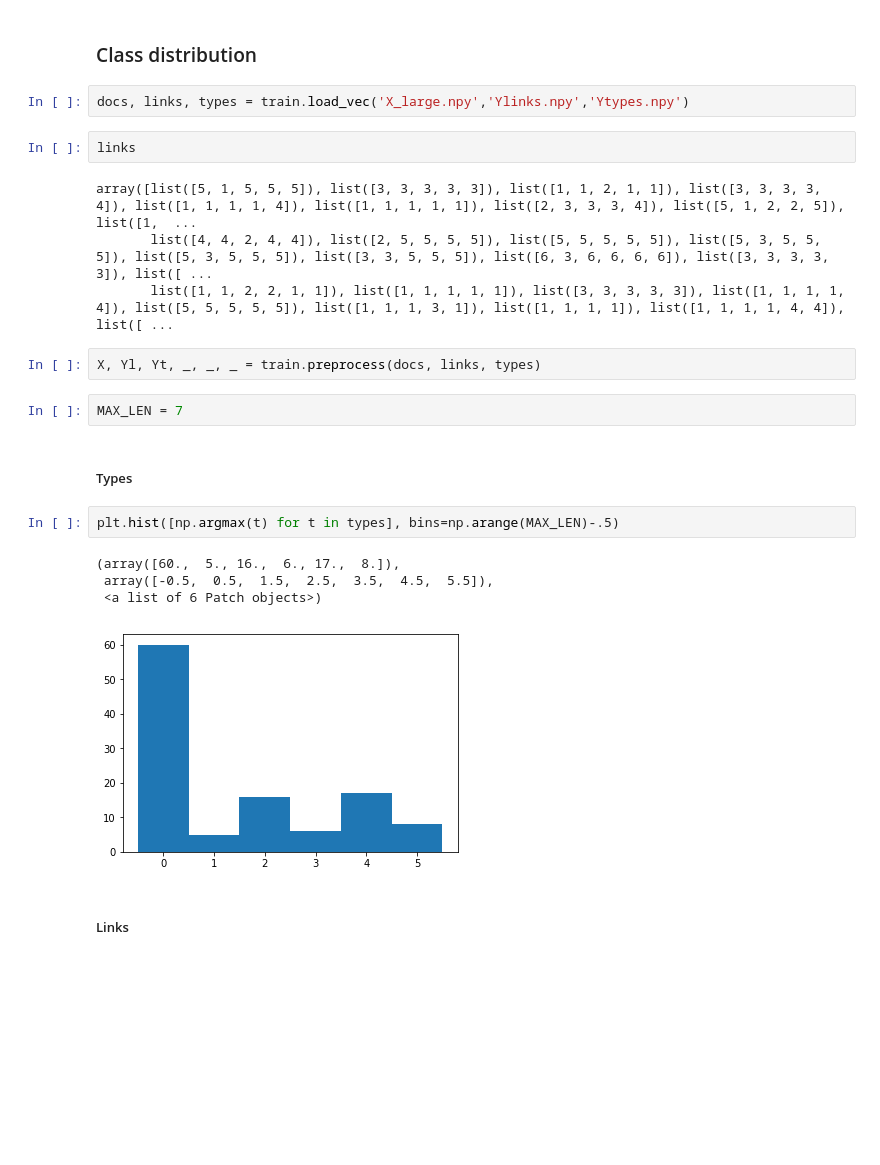
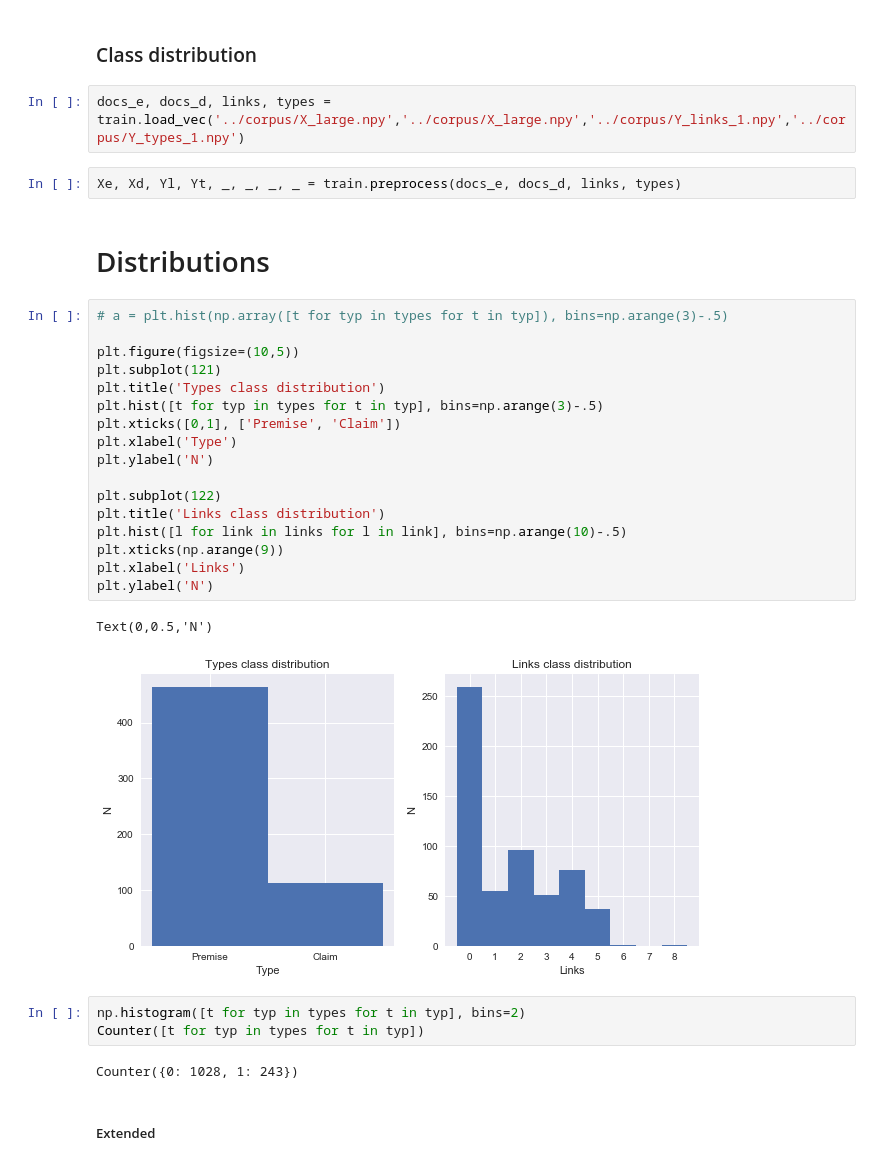
Before and after one commit to oguzserbetci/argmin2017, a Jupyter notebook: notebooks/Analyse input.ipynb, the cells around one changed output. Drawn from its saved outputs; the diff is of its cells as text; blank space fills up the shorter version.

```diff
--- a/notebooks/Analyse input.ipynb
+++ b/notebooks/Analyse input.ipynb
@@ -13,25 +16,35 @@ Using TensorFlow backend.
 # %% [markdown]
 ### Class distribution
 # %%
-docs, links, types = train.load_vec('X_large.npy','Ylinks.npy','Ytypes.npy')
+docs_e, docs_d, links, types = train.load_vec('../corpus/X_large.npy','../corpus/X_large.npy','../corpus/Y_links_1.npy','../corpus/Y_types_1.npy')
-# %%
-links
-# %% [output]
-array([list([5, 1, 5, 5, 5]), list([3, 3, 3, 3, 3]), list([1, 1, 2, 1, 1]), list([3, 3, 3, 3, 4]), list([1, 1, 1, 1, 4]), list([1, 1, 1, 1, 1]), list([2, 3, 3, 3, 4]), list([5, 1, 2, 2, 5]), list([1,  ...
-       list([4, 4, 2, 4, 4]), list([2, 5, 5, 5, 5]), list([5, 5, 5, 5, 5]), list([5, 3, 5, 5, 5]), list([5, 3, 5, 5, 5]), list([3, 3, 5, 5, 5]), list([6, 3, 6, 6, 6, 6]), list([3, 3, 3, 3, 3]), list([ ...
-       list([1, 1, 2, 2, 1, 1]), list([1, 1, 1, 1, 1]), list([3, 3, 3, 3, 3]), list([1, 1, 1, 1, 4]), list([5, 5, 5, 5, 5]), list([1, 1, 1, 3, 1]), list([1, 1, 1, 1]), list([1, 1, 1, 1, 4, 4]), list([ ...
 # %%
-X, Yl, Yt, _, _, _ = train.preprocess(docs, links, types)
+Xe, Xd, Yl, Yt, _, _, _, _ = train.preprocess(docs_e, docs_d, links, types)
-# %%
-MAX_LEN = 7
 # %% [markdown]
-##### Types
+# Distributions
-# %%
-plt.hist([np.argmax(t) for t in types], bins=np.arange(MAX_LEN)-.5)
-# %% [output]
-(array([60.,  5., 16.,  6., 17.,  8.]),
- array([-0.5,  0.5,  1.5,  2.5,  3.5,  4.5,  5.5]),
- <a list of 6 Patch objects>)
-[figure, removed]
+# %%
+# a = plt.hist(np.array([t for typ in types for t in typ]), bins=np.arange(3)-.5)
+
+plt.figure(figsize=(10,5))
+plt.subplot(121)
+plt.title('Types class distribution')
+plt.hist([t for typ in types for t in typ], bins=np.arange(3)-.5)
+plt.xticks([0,1], ['Premise', 'Claim'])
+plt.xlabel('Type')
+plt.ylabel('N')
+
+plt.subplot(122)
+plt.title('Links class distribution')
+plt.hist([l for link in links for l in link], bins=np.arange(10)-.5)
+plt.xticks(np.arange(9))
+plt.xlabel('Links')
+plt.ylabel('N')
+# %% [output]
+Text(0,0.5,'N')
+[figure, added]
+# %%
+np.histogram([t for typ in types for t in typ], bins=2)
+Counter([t for typ in types for t in typ])
+# %% [output]
+Counter({0: 1028, 1: 243})
 # %% [markdown]
-##### Links
+##### Extended
```
Also changed, not shown: parts of 14 cells of this notebook, 1 other file.
